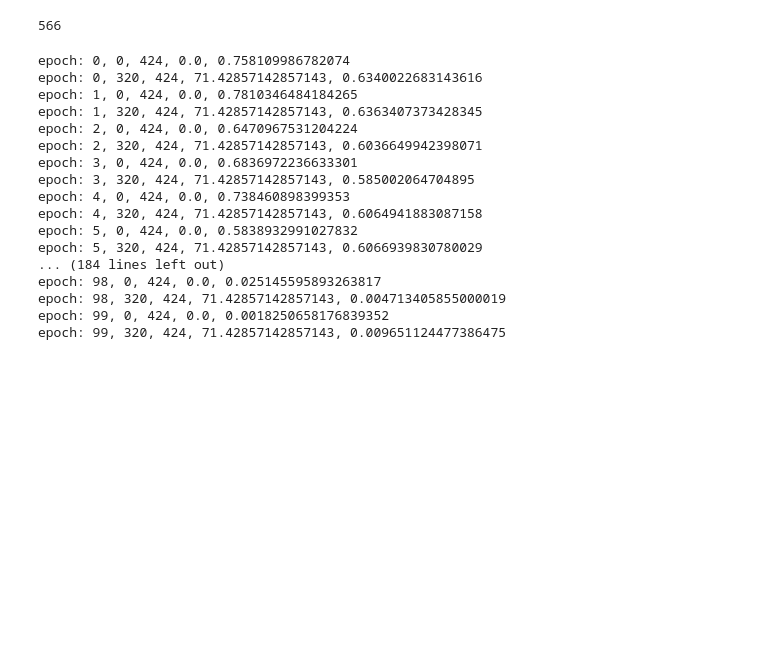
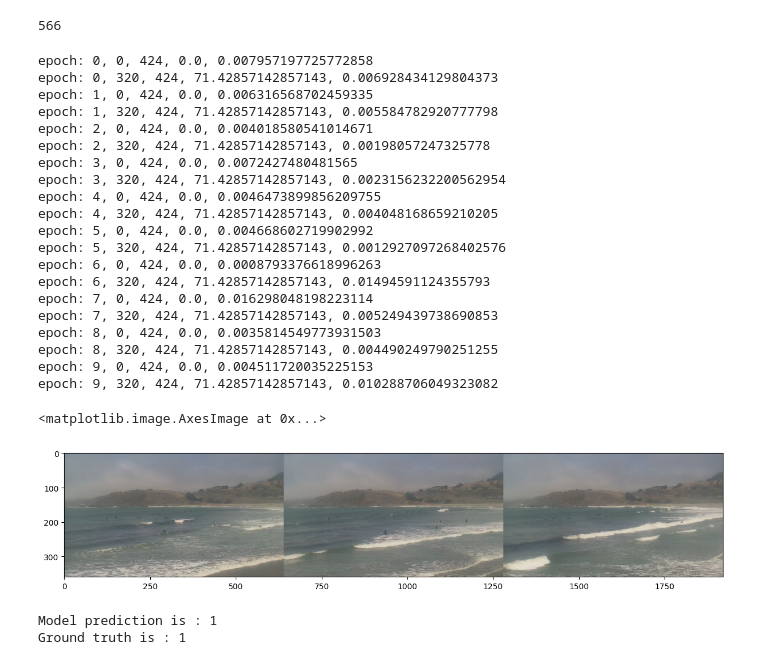
Before and after one commit to keenangraham/will-it-surf, a Jupyter notebook: train.ipynb, the cells around one changed output. Saved outputs shown, nothing was run; the diff lists cells and outputs as text; code cells hidden in the pictures; blank space fills up the shorter version.

```diff
--- a/train.ipynb
+++ b/train.ipynb
@@ -17,4 +18,7 @@ len(dataset)
 train_dataset, val_dataset, test_dataset = train_val_test_datset_split(dataset)
 # %%
 train_dataloader = BalancedClassDataloader(train_dataset, batch_size=32)
+# %%
+val_dataloader = DataLoader(val_dataset, batch_size=32, shuffle=True)
+test_dataloader = DataLoader(test_dataset, batch_size=32, shuffle=True)
 # %%
@@ -24,21 +28,24 @@ a = Adadelta(c.parameters(), lr=0.05)
 # %%
-for epoch in range(100):
-    train(c, 'mps', train_dataloader, a, epoch)
+for epoch in range(10):
+    train(model, 'mps', train_dataloader, optimizer, epoch)
 # %% [output]
-epoch: 0, 0, 424, 0.0, 0.758109986782074
-epoch: 0, 320, 424, 71.42857142857143, 0.6340022683143616
-epoch: 1, 0, 424, 0.0, 0.7810346484184265
-epoch: 1, 320, 424, 71.42857142857143, 0.6363407373428345
-epoch: 2, 0, 424, 0.0, 0.6470967531204224
-epoch: 2, 320, 424, 71.42857142857143, 0.6036649942398071
-epoch: 3, 0, 424, 0.0, 0.6836972236633301
-epoch: 3, 320, 424, 71.42857142857143, 0.585002064704895
-epoch: 4, 0, 424, 0.0, 0.738460898399353
-epoch: 4, 320, 424, 71.42857142857143, 0.6064941883087158
-epoch: 5, 0, 424, 0.0, 0.5838932991027832
-epoch: 5, 320, 424, 71.42857142857143, 0.6066939830780029
-... (184 lines left out)
-epoch: 98, 0, 424, 0.0, 0.025145595893263817
-epoch: 98, 320, 424, 71.42857142857143, 0.004713405855000019
-epoch: 99, 0, 424, 0.0, 0.0018250658176839352
-epoch: 99, 320, 424, 71.42857142857143, 0.009651124477386475
+epoch: 0, 0, 424, 0.0, 0.007957197725772858
+epoch: 0, 320, 424, 71.42857142857143, 0.006928434129804373
+epoch: 1, 0, 424, 0.0, 0.006316568702459335
+epoch: 1, 320, 424, 71.42857142857143, 0.005584782920777798
+epoch: 2, 0, 424, 0.0, 0.004018580541014671
+epoch: 2, 320, 424, 71.42857142857143, 0.00198057247325778
+epoch: 3, 0, 424, 0.0, 0.0072427480481565
+epoch: 3, 320, 424, 71.42857142857143, 0.0023156232200562954
+epoch: 4, 0, 424, 0.0, 0.0046473899856209755
+epoch: 4, 320, 424, 71.42857142857143, 0.004048168659210205
+epoch: 5, 0, 424, 0.0, 0.004668602719902992
+epoch: 5, 320, 424, 71.42857142857143, 0.0012927097268402576
+epoch: 6, 0, 424, 0.0, 0.0008793376618996263
+epoch: 6, 320, 424, 71.42857142857143, 0.01494591124355793
+epoch: 7, 0, 424, 0.0, 0.016298048198223114
+epoch: 7, 320, 424, 71.42857142857143, 0.005249439738690853
+epoch: 8, 0, 424, 0.0, 0.0035814549773931503
+epoch: 8, 320, 424, 71.42857142857143, 0.004490249790251255
+epoch: 9, 0, 424, 0.0, 0.004511720035225153
+epoch: 9, 320, 424, 71.42857142857143, 0.010288706049323082
@@ -44,0 +54,12 @@ epoch: 99, 320, 424, 71.42857142857143, 0.009651124477386475
+# %%
+import matplotlib.pyplot as plt
+test_samples = enumerate(test_dataloader)
+b_i, (sample_data, sample_targets) = next(test_samples)
+fig, ax = plt.subplots(figsize=(15, 5))
+plt.imshow(
+    sample_data[0].transpose(0, 2).transpose(0, 1),
+)
+#plt.show()
+# %% [output]
+<matplotlib.image.AxesImage at 0x...>
+[figure, added]
@@ -44,0 +69,10 @@ epoch: 99, 320, 424, 71.42857142857143, 0.009651124477386475
+# %%
+print(
+    f'Model prediction is : {model(sample_data).data.max(1)[1][0]}'
+)
+print(
+    f'Ground truth is : {sample_targets[0]}'
+)
+# %% [output]
+Model prediction is : 1
+Ground truth is : 1
```
Also changed, not shown: parts of 4 cells of this notebook.
